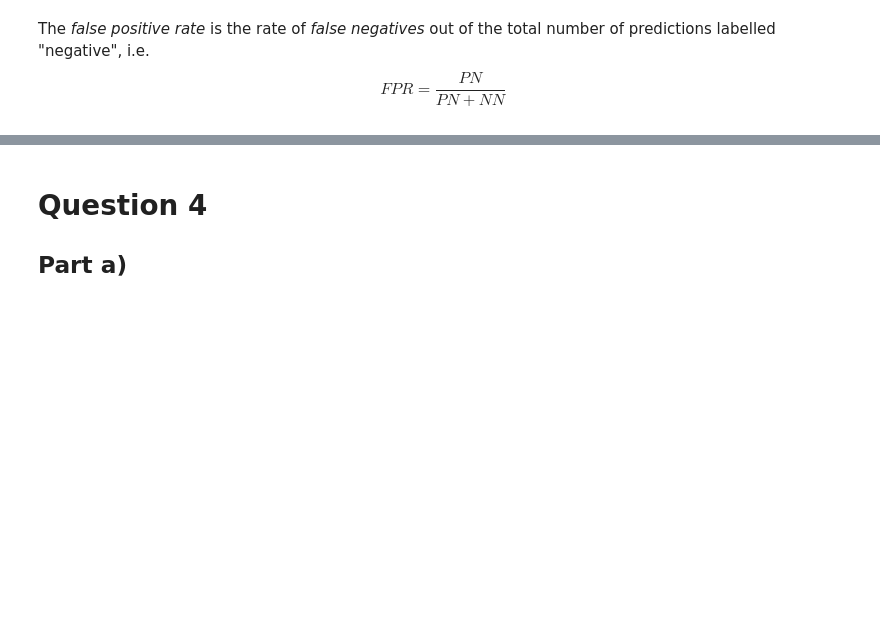
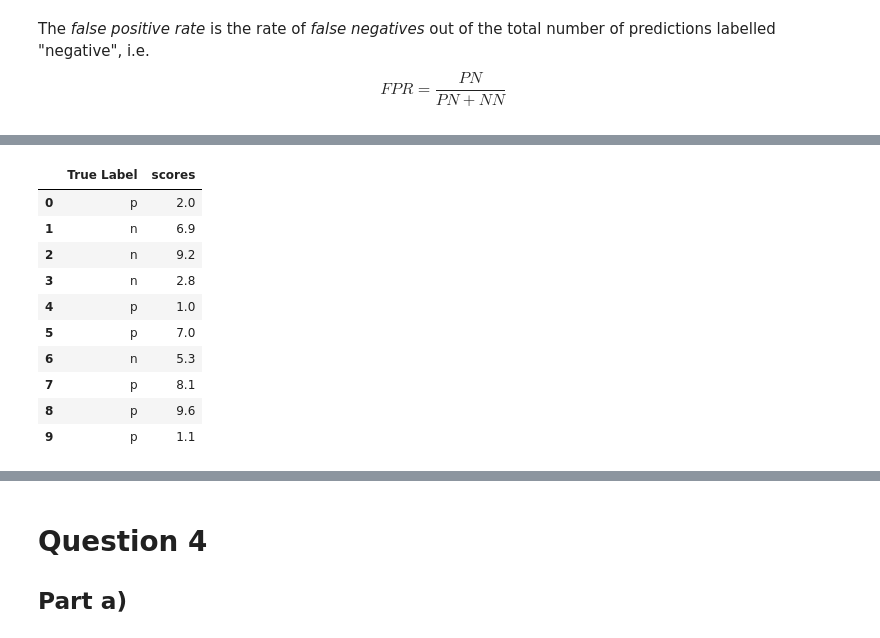
Before and after one commit to alexanderneva/s541a2, a Jupyter notebook: Untitled.ipynb, the cells around one changed output, grey strips where cells are left out. Cells and saved outputs as stored; diff of their text form; code cells hidden in the pictures; blank space fills up the shorter version.

```diff
--- a/Untitled.ipynb
+++ b/Untitled.ipynb
@@ -198,0 +202,15 @@ print("\n The TPR and FPR are {tpr:.2f}, {fpr:.2f}".format(tpr=tpr,fpr=fpr))
+# %%
+data = pd.DataFrame({'True Label': ['p','n','n','n','p','p','n','p','p','p'],'scores': [2.0, 6.9, 9.2, 2.8, 1.0, 7.0, 5.3, 8.1, 9.6, 1.1]})
+data
+# %% [output]
+|  | True Label | scores |
+| 0 | p | 2.0 |
+| 1 | n | 6.9 |
+| 2 | n | 9.2 |
+| 3 | n | 2.8 |
+| 4 | p | 1.0 |
+| 5 | p | 7.0 |
+| 6 | n | 5.3 |
+| 7 | p | 8.1 |
+| 8 | p | 9.6 |
+| 9 | p | 1.1 |
```
Also changed, not shown: parts of 3 cells of this notebook.
